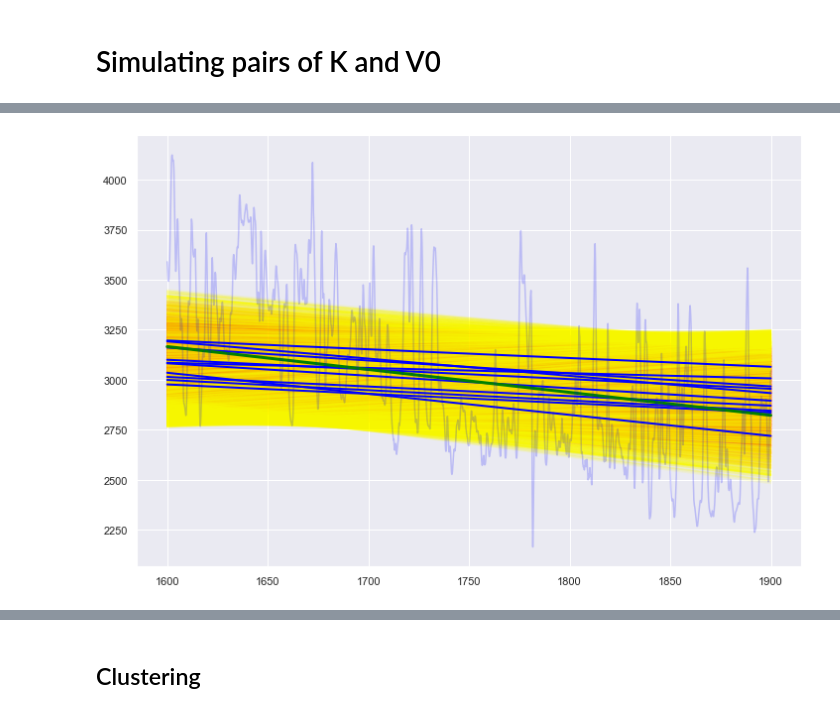
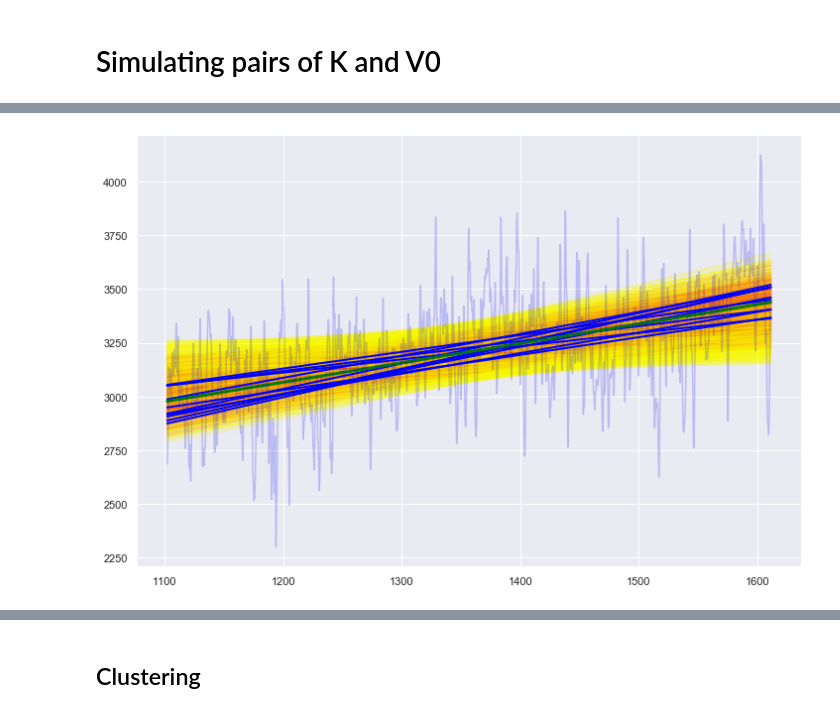
Before and after one commit to attibalazs/velocityhack, a Jupyter notebook: DMc_VelocityHack.ipynb, the cells around one changed output, grey strips where cells are left out. Drawn from its saved outputs; the diff is of its cells as text; code cells hidden in the pictures.

```diff
--- a/DMc_VelocityHack.ipynb
+++ b/DMc_VelocityHack.ipynb
@@ -75,7 +81,10 @@ interactive(children=(FloatRangeSlider(value=(746.2456500000001, 2042.14095), de
 # get values from slider
 depth_min = slider.value[0]
 depth_max = slider.value[1]
+print(depth_min, depth_max)
+depth_idx = p.filter_depth(depth, depth_min, depth_max)
 
-depth_idx = filter_depth(depth, depth_min, depth_max)
-depth_idx
+# filter values
+depth = depth[depth_idx].reshape(-1, 1)
+vel = vel[depth_idx].reshape(-1, 1)
 # %% [output]
@@ -97,8 +92,3 @@ array([   8.9916,    9.144 ,    9.2964, ..., 2705.862 , 2706.0144,
-# %%
-depth = log['DEPT'][depth_idx].reshape(-1,1)
-vp = log['VP'][depth_idx].reshape(-1,1)
-# convert to m/s
-vp = vp*1000
 # %%
 import seaborn as sns
 sns.set(style="darkgrid")
@@ -137,10 +101,11 @@ def plot_rmse_ellipse(ax, k, v0, rmse, cutoff=500):
 # %%
-# simulate
-k, v0, pred_vel, rmse = simulate_linear_velocity(depth, vp)
+# simulate velocities
+
+k, v0, pred_vel, rmse = v.simulate_linear_velocity(depth, vel, nr_samples=100000)
 # %%
 fig, ax = plt.subplots(1, 1)
-cutoff = 1500
-sc, idx, idx_min = plot_rmse_ellipse(ax, k, v0, rmse, cutoff)
+cutoff = 500
+sc, idx, idx_min = p.plot_rmse_ellipse(ax, k, v0, rmse, cutoff)
 plt.colorbar(sc)
 # %% [output]
 <matplotlib.colorbar.Colorbar at 0x...>
@@ -182,9 +125,9 @@ def plot_velocity_predictions(ax, depth, pred_vel, rmse, cutoff=500, nr_samples=
 # %%
 fig, ax = plt.subplots(1, 1, figsize=(12,8))
 nr_samples = 10
-lp, sample_rmse_idx = plot_velocity_predictions(ax, depth, pred_vel, rmse, cutoff, nr_samples)
+lp, sample_rmse_idx = p.plot_velocity_predictions(ax, depth, vel, pred_vel, rmse, idx_min, cutoff, nr_samples)
 # %% [output]
-[figure, old version]
+[figure, new version]
 # %%
 df_output = pd.DataFrame(zip(v0[sample_rmse_idx], k[sample_rmse_idx], rmse[sample_rmse_idx]), columns=['v0','k','rmse'])
 df_output
```
Also changed, not shown: parts of 19 cells of this notebook, 4 other files.
